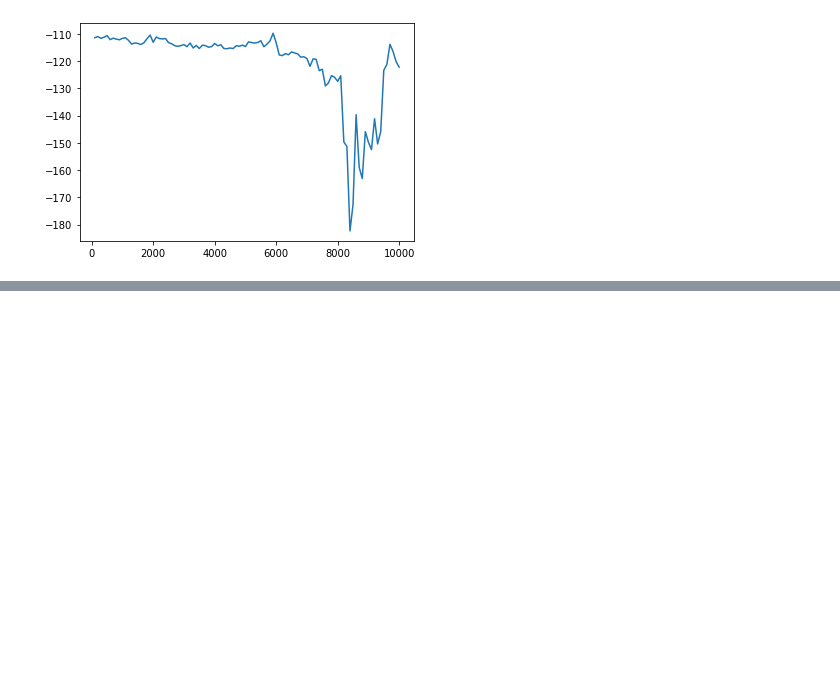
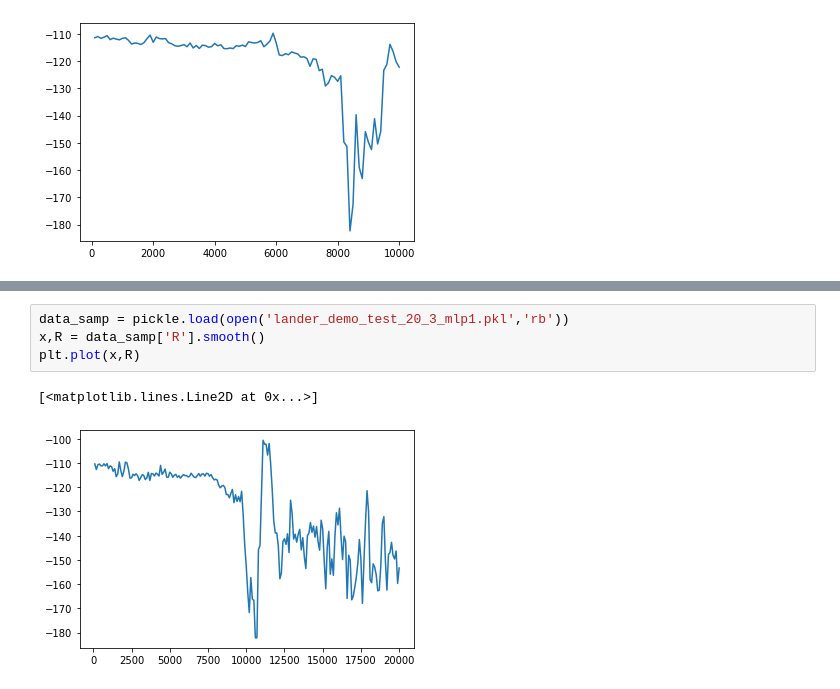
Before and after one commit to strath-ace/smart-ml, a Jupyter notebook: Gaudet-Lander/run_qnet_nb.ipynb, the cells around one changed output, grey strips where cells are left out. Drawn from its saved outputs; the diff is of its cells as text; blank space fills up the shorter version.

Commit message:
new gaudet lander runs

```diff
--- a/Gaudet-Lander/run_qnet_nb.ipynb
+++ b/Gaudet-Lander/run_qnet_nb.ipynb
@@ -143,0 +145,7 @@ plt.plot(x,R_s)
+# %%
+data_samp = pickle.load(open('lander_demo_test_20_3_mlp1.pkl','rb'))
+x,R = data_samp['R'].smooth()
+plt.plot(x,R)
+# %% [output]
+[<matplotlib.lines.Line2D at 0x...>]
+[figure, added]
```
Also changed, not shown: parts of 6 cells of this notebook, 2 other files.
